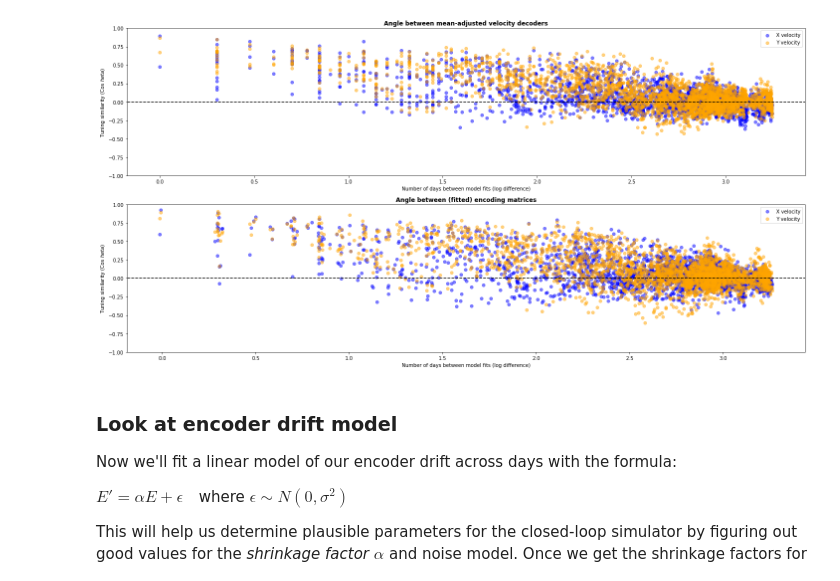
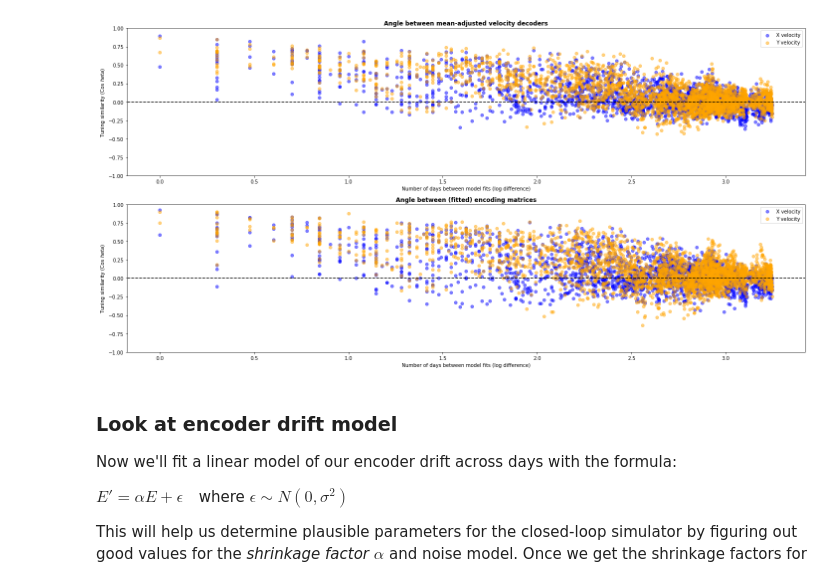
Before and after one commit to guyhwilson/nonstationarities, a Jupyter notebook: notebooks/stability_MeanRecalibration.ipynb, the cells around one changed output. Drawn from its saved outputs; the diff is of its cells as text; code cells hidden in the pictures.

```diff
--- a/notebooks/stability_MeanRecalibration.ipynb
+++ b/notebooks/stability_MeanRecalibration.ipynb
@@ -143,0 +160,8 @@ for i, (A_file, B_file) in enumerate(pairs):
+# %%
+import seaborn as sns
+
+y = np.asarray(scores_dict['meanrecal score']) / np.asarray(scores_dict['full recal score'])
+
+sns.scatterplot(np.log10(scores_dict['days apart']), y)
+plt.ylim([-1, 1])
+plt.show()
@@ -144,10 +186,8 @@ for i, (A_file, B_file) in enumerate(pairs):
 # %%
-
-
 def plotAngleDifferences(x, angles, colors, labels, alpha = None):
     '''Plot angular differences across time. Inputs are:
 
-        x (1D float array)    - nSamples of x values
+        x (1D float array)    - nSamples of x-axis values
         angles (2D float)     - nSamples x nClasses of angles
         colors (1D str array) - nClasses of colors
         labels (1D str array) - nClasses of labels
@@ -187,38 +227,41 @@ labels    = ['X velocity', 'Y velocity']
 alpha     = 0.5
 
 #subselect = np.logical_and(scores[:, 0] > 0, scores[:, 1] > 0)
 scores    = np.asarray(scores)
 subselect = np.arange(scores.shape[0])
 subselect = np.arange(n_pairs)
 
-x         = diffs[subselect]
+x         = np.asarray(scores_dict['days apart'])[subselect]
 sort_idx  = np.argsort(x)
 x         = np.log10(x[sort_idx])
 y_vals   = np.cos(angles[subselect, :, :])[sort_idx, :, :]
 
 
 # Decoders
 plt.subplot(2, 1, 1)
 
-plotAngleDifferences(x, y_vals[:, 0, :], colors, labels, alpha)
+y = np.cos(np.vstack(scores_dict['decoder angles'])[subselect, :][sort_idx, :])
+
+plotAngleDifferences(x, y, colors, labels, alpha)
 plt.xlabel('Number of days between model fits (log difference)')
 plt.title('Angle between mean-adjusted velocity decoders', fontweight = 'bold')
 
 
 # Encodings:
 plt.subplot(2, 1, 2)
 
-plotAngleDifferences(x, y_vals[:, 1, :], colors, labels, alpha)
+y = np.cos(np.vstack(scores_dict['encoder angles'])[subselect, :][sort_idx, :])
+
+plotAngleDifferences(x, y, colors, labels, alpha)
 plt.xlabel('Number of days between model fits (log difference)')
 plt.title('Angle between (fitted) encoding matrices', fontweight = 'bold')
 
 
 plt.tight_layout()
-
 #plt.savefig(fig_path + 'SNR/T5_EncDec_Drift', format = 'pdf')
 plt.show()
 # %% [output]
-[figure, old version]
+[figure, new version]
 # %% [markdown]
 ### Look at encoder drift model
 
```
Also changed, not shown: parts of 9 cells of this notebook, 15 other files.
